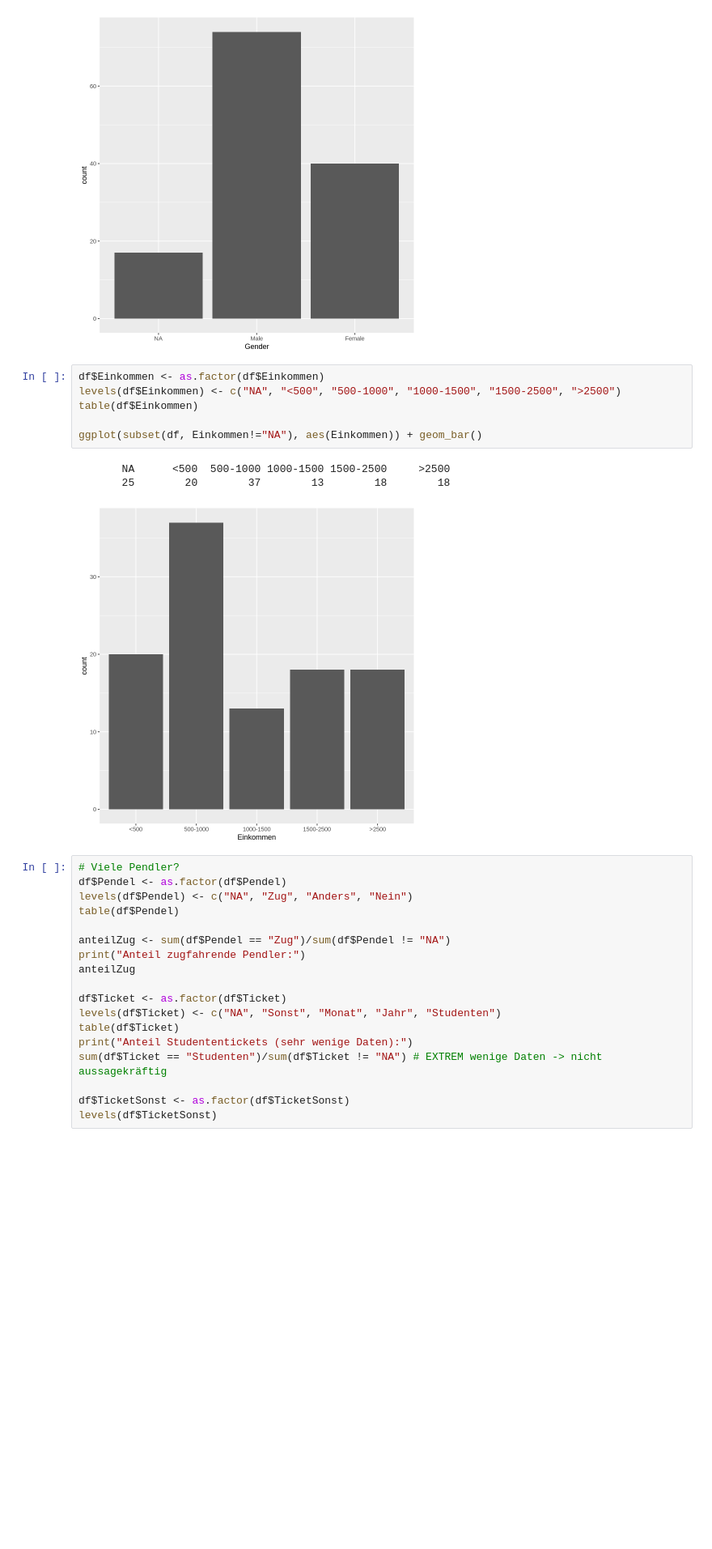
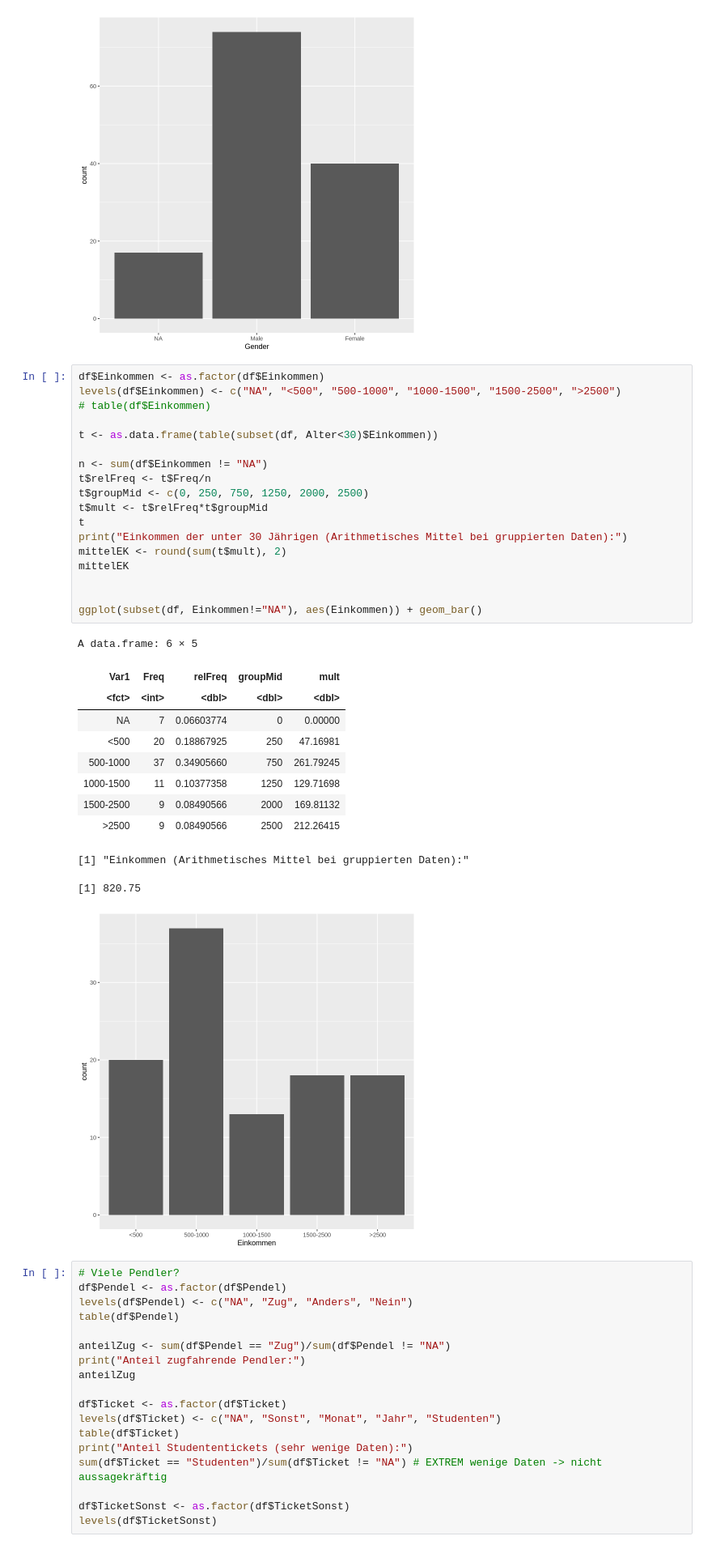
Before and after one commit to MaximeBonnin/DataScience4Entrepreneurs, a Jupyter notebook: Auswertung.ipynb, the cells around one changed output. Shown at 81% size. Cells and saved outputs as stored; diff of their text form; blank space fills up the shorter version.

```diff
--- a/Auswertung.ipynb
+++ b/Auswertung.ipynb
@@ -75,12 +110,33 @@ ggplot(df, aes(Gender)) + geom_bar()
 # %%
 df$Einkommen <- as.factor(df$Einkommen)
 levels(df$Einkommen) <- c("NA", "<500", "500-1000", "1000-1500", "1500-2500", ">2500")
-table(df$Einkommen)
+# table(df$Einkommen)
+
+t <- as.data.frame(table(subset(df, Alter<30)$Einkommen))
+
+n <- sum(df$Einkommen != "NA")
+t$relFreq <- t$Freq/n
+t$groupMid <- c(0, 250, 750, 1250, 2000, 2500)
+t$mult <- t$relFreq*t$groupMid
+t
+print("Einkommen der unter 30 Jährigen (Arithmetisches Mittel bei gruppierten Daten):")
+mittelEK <- round(sum(t$mult), 2)
+mittelEK
+
 
 ggplot(subset(df, Einkommen!="NA"), aes(Einkommen)) + geom_bar()
 # %% [output]
-       NA      <500  500-1000 1000-1500 1500-2500     >2500
-       25        20        37        13        18        18
+A data.frame: 6 × 5
+| Var1 | Freq | relFreq | groupMid | mult |
+| <fct> | <int> | <dbl> | <dbl> | <dbl> |
+| NA | 7 | 0.06603774 | 0 | 0.00000 |
+| <500 | 20 | 0.18867925 | 250 | 47.16981 |
+| 500-1000 | 37 | 0.34905660 | 750 | 261.79245 |
+| 1000-1500 | 11 | 0.10377358 | 1250 | 129.71698 |
+| 1500-2500 | 9 | 0.08490566 | 2000 | 169.81132 |
+| >2500 | 9 | 0.08490566 | 2500 | 212.26415 |
+[1] "Einkommen (Arithmetisches Mittel bei gruppierten Daten):"
+[1] 820.75
 [figure]
 # %%
 # Viele Pendler?
```
Also changed, not shown: parts of 4 cells of this notebook.
